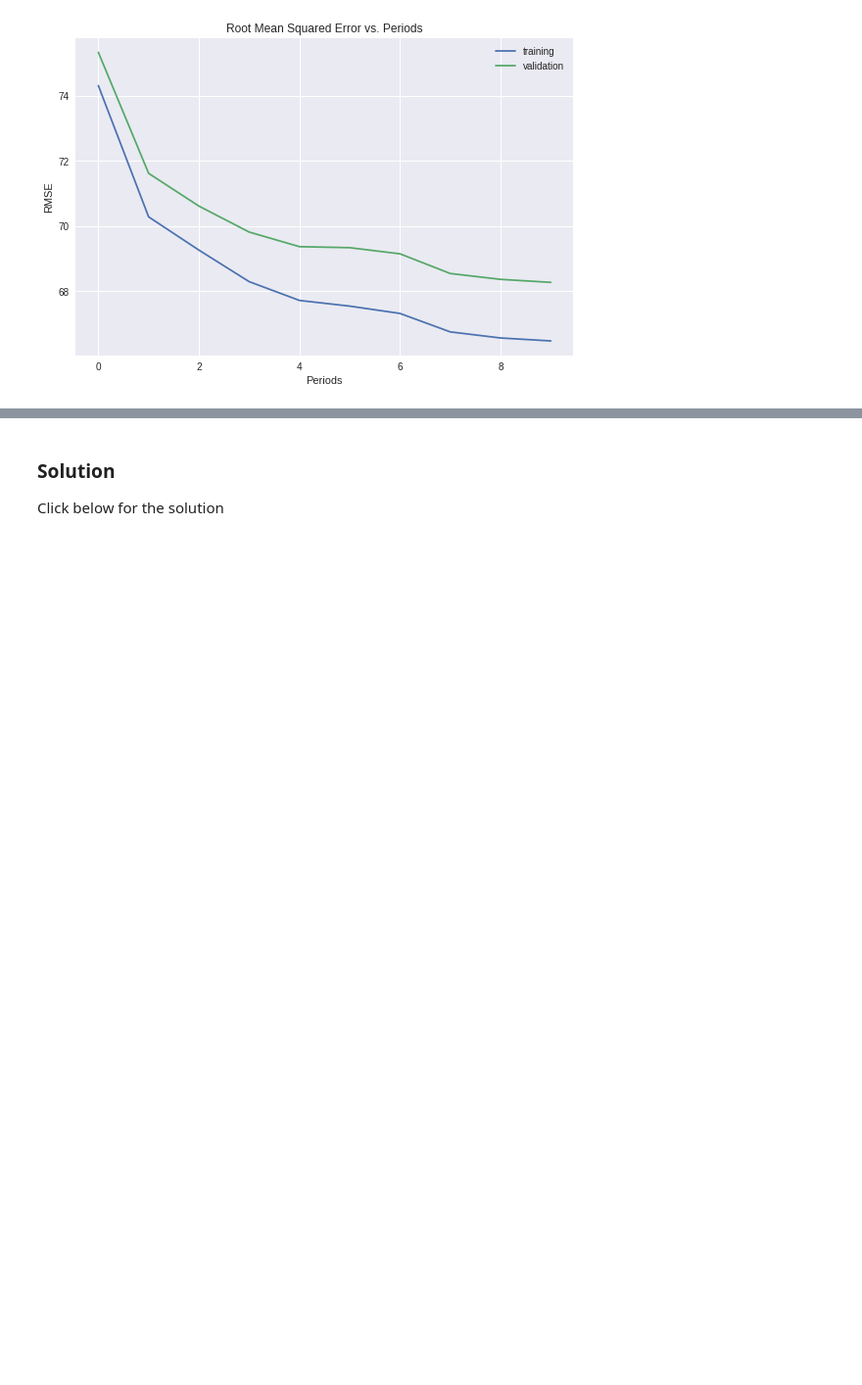
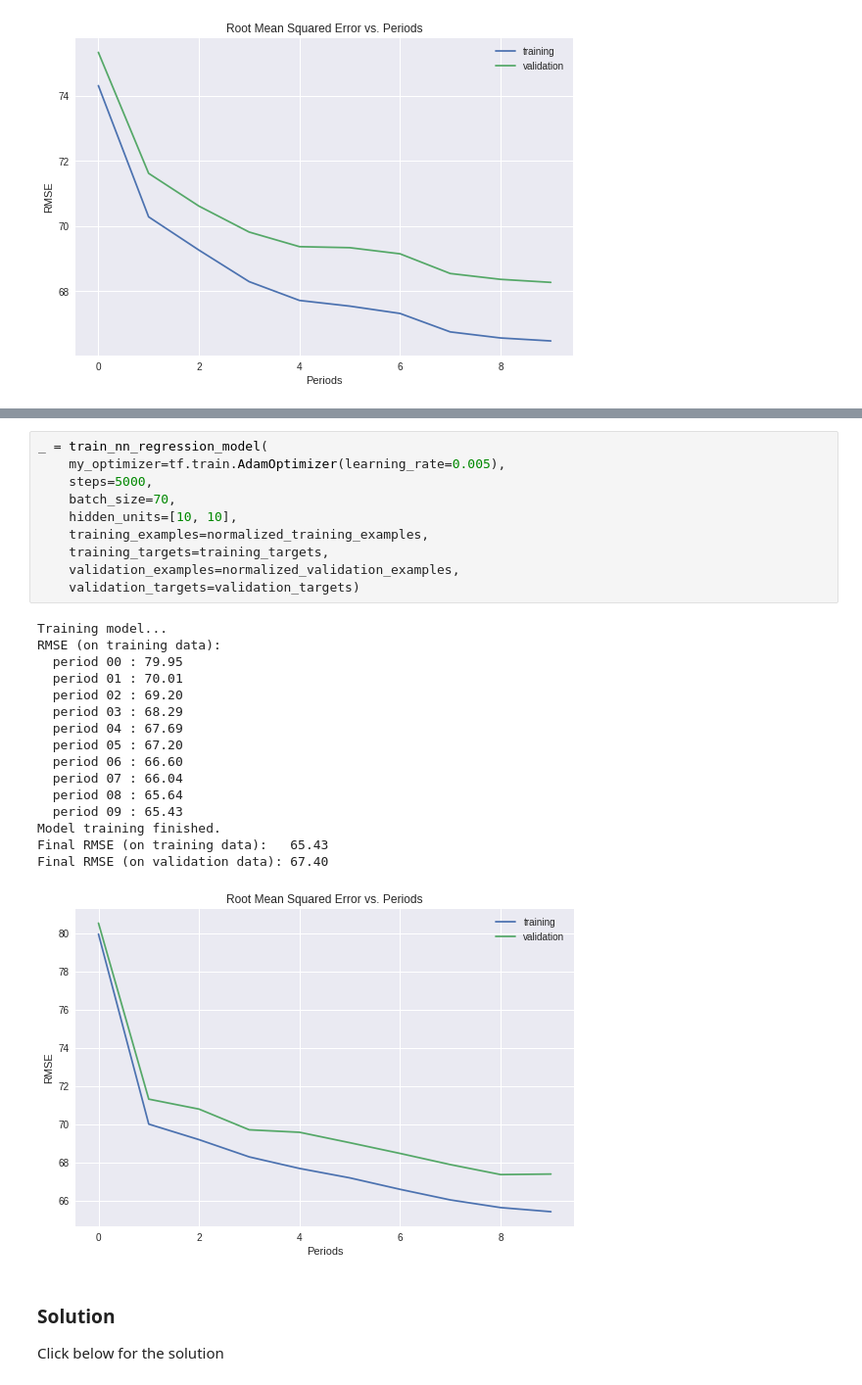
Before and after one commit to tenvol/tsf00, a Jupyter notebook: improving_neural_net_performance.ipynb, the cells around one changed output, grey strips where cells are left out. Shown at 98% size. Drawn from its saved outputs; the diff is of its cells as text; blank space fills up the shorter version.

```diff
--- a/improving_neural_net_performance.ipynb
+++ b/improving_neural_net_performance.ipynb
@@ -577,3 +621,30 @@ _ = train_nn_regression_model(
+# %%
+_ = train_nn_regression_model(
+    my_optimizer=tf.train.AdamOptimizer(learning_rate=0.005),
+    steps=5000,
+    batch_size=70,
+    hidden_units=[10, 10],
+    training_examples=normalized_training_examples,
+    training_targets=training_targets,
+    validation_examples=normalized_validation_examples,
+    validation_targets=validation_targets)
+# %% [output]
+Training model...
+RMSE (on training data):
+  period 00 : 79.95
+  period 01 : 70.01
+  period 02 : 69.20
+  period 03 : 68.29
+  period 04 : 67.69
+  period 05 : 67.20
+  period 06 : 66.60
+  period 07 : 66.04
+  period 08 : 65.64
+  period 09 : 65.43
+Model training finished.
+Final RMSE (on training data):   65.43
+Final RMSE (on validation data): 67.40
+[figure, added]
 # %% [markdown]
 ### Solution
 
```
Also changed, not shown: parts of 2 cells of this notebook.
